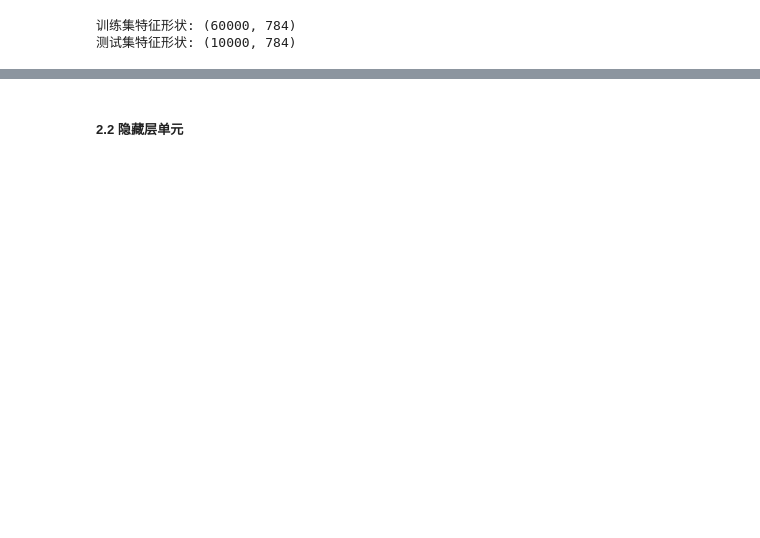
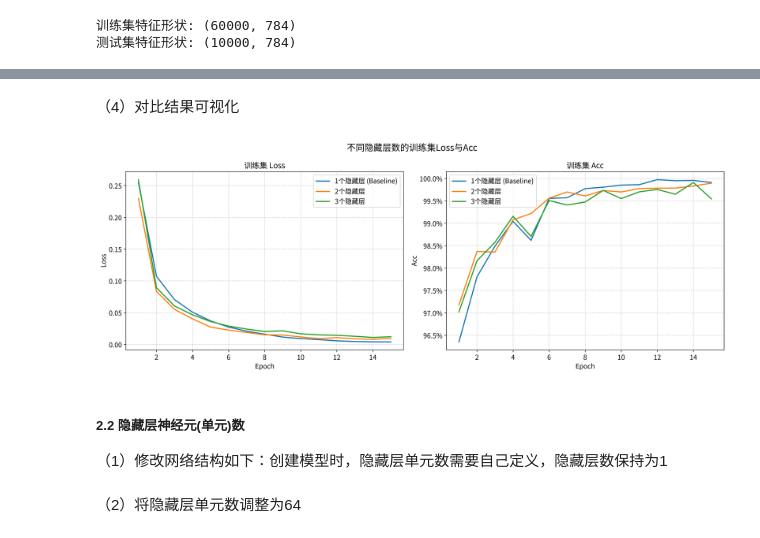
Before and after one commit to xiaoguangjin12345-dev/deep-learning, a Jupyter notebook: ex-1/ex-1.2.ipynb, the cells around one changed output, grey strips where cells are left out. Drawn from its saved outputs; the diff is of its cells as text; code cells hidden in the pictures; blank space fills up the shorter version.

```diff
--- a/ex-1/ex-1.2.ipynb
+++ b/ex-1/ex-1.2.ipynb
@@ -220,6 +291,6 @@ evaluate_model(model, batch=128)
 # %%
-# 两个隐藏层的网络结构
-class MultipleHiddenNet(nn.Module):
+# 2个隐藏层的网络结构
+class MultipleHiddenNet_2(nn.Module):
     def __init__(self):
         super().__init__()
         self.fc1 = nn.Linear(784, 512) # 输入层 784 -> 隐藏层1 512
@@ -232,3 +303,20 @@ class MultipleHiddenNet(nn.Module):
         x = self.relu(self.fc2(x))
         x = self.out(x)  # 直接输出线性结果
         return x
+
+# 3个隐藏层的网络结构
+class MultipleHiddenNet_3(nn.Module):
+    def __init__(self):
+        super().__init__()
+        self.fc1 = nn.Linear(784, 512) # 输入层 784 -> 隐藏层1 512
+        self.fc2 = nn.Linear(512, 512) # 隐藏层1 512 -> 隐藏层2 512
+        self.fc3 = nn.Linear(512, 512) # 隐藏层2 512 -> 隐藏层3 512
+        self.out = nn.Linear(512, 10) # 隐藏层3 512 -> 输出层 10
+        self.relu = nn.ReLU()
+
+    def forward(self, x):
+        x = self.relu(self.fc1(x))
+        x = self.relu(self.fc2(x))
+        x = self.relu(self.fc3(x))
+        x = self.out(x)  # 直接输出线性结果
+        return x
@@ -235,9 +325,8 @@ class MultipleHiddenNet(nn.Module):
 # %%
-model = MultipleHiddenNet() # 定义模型
+model = MultipleHiddenNet_2() # 定义模型
 criterion = nn.CrossEntropyLoss() # 损失函数（交叉熵损失）
 optimizer = optim.RMSprop(model.parameters(), lr = 0.001) # 优化器
 
-loss_result = train_model(model, epochs=20, batch = 128)
-plot_loss_curve('Loss 收敛曲线 (2个隐藏层)', loss_result)
-evaluate_model(model, batch=128)
+train_result_df1 = train_model(model, epochs=15, batch = 128)
+train_result_df1.style.format({'Acc': '{:.2%}'}).hide(axis = 'index')
 # %% [output]
@@ -266,0 +370,7 @@ evaluate_model(model, batch=128)
+# %%
+model = MultipleHiddenNet_3() # 定义模型
+criterion = nn.CrossEntropyLoss() # 损失函数（交叉熵损失）
+optimizer = optim.RMSprop(model.parameters(), lr = 0.001) # 优化器
+
+train_result_df2 = train_model(model, epochs=15, batch = 128)
+train_result_df2.style.format({'Acc': '{:.2%}'}).hide(axis = 'index')
@@ -266,0 +413,2 @@ evaluate_model(model, batch=128)
+# %% [markdown]
+（4）对比结果可视化
@@ -267,5 +457,15 @@ evaluate_model(model, batch=128)
+# %%
+compare_data = {
+    '1个隐藏层 (Baseline)': train_result_df,
+    '2个隐藏层': train_result_df1,
+    '3个隐藏层': train_result_df2
+}
+plot_multiple_models_train_result(compare_data, title="不同隐藏层数的训练集Loss与Acc")
+# %% [output]
+[figure, added]
 # %% [markdown]
-##### 2.2 隐藏层单元
+##### 2.2 隐藏层神经元(单元)数
+（1）修改网络结构如下：创建模型时，隐藏层单元数需要自己定义，隐藏层数保持为1
 # %%
 # 可调整隐藏层单元数的网络结构
 class HiddenNumNet(nn.Module):
@@ -279,3 +479,5 @@ class HiddenNumNet(nn.Module):
         x = self.relu(self.fc1(x))
         x = self.out(x)  # 直接输出线性结果
         return x
+# %% [markdown]
+（2）将隐藏层单元数调整为64
```
Also changed, not shown: parts of 62 cells of this notebook.
